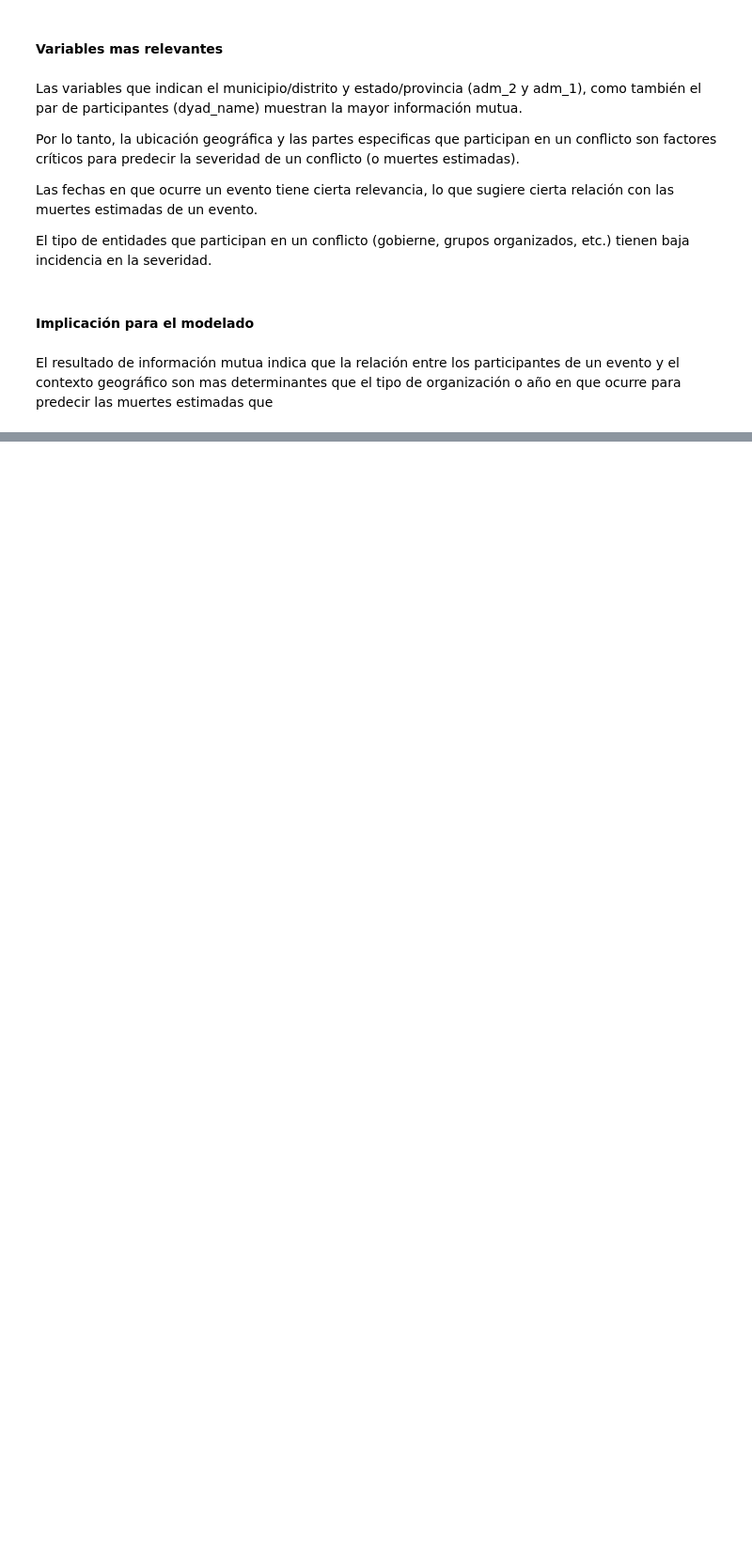
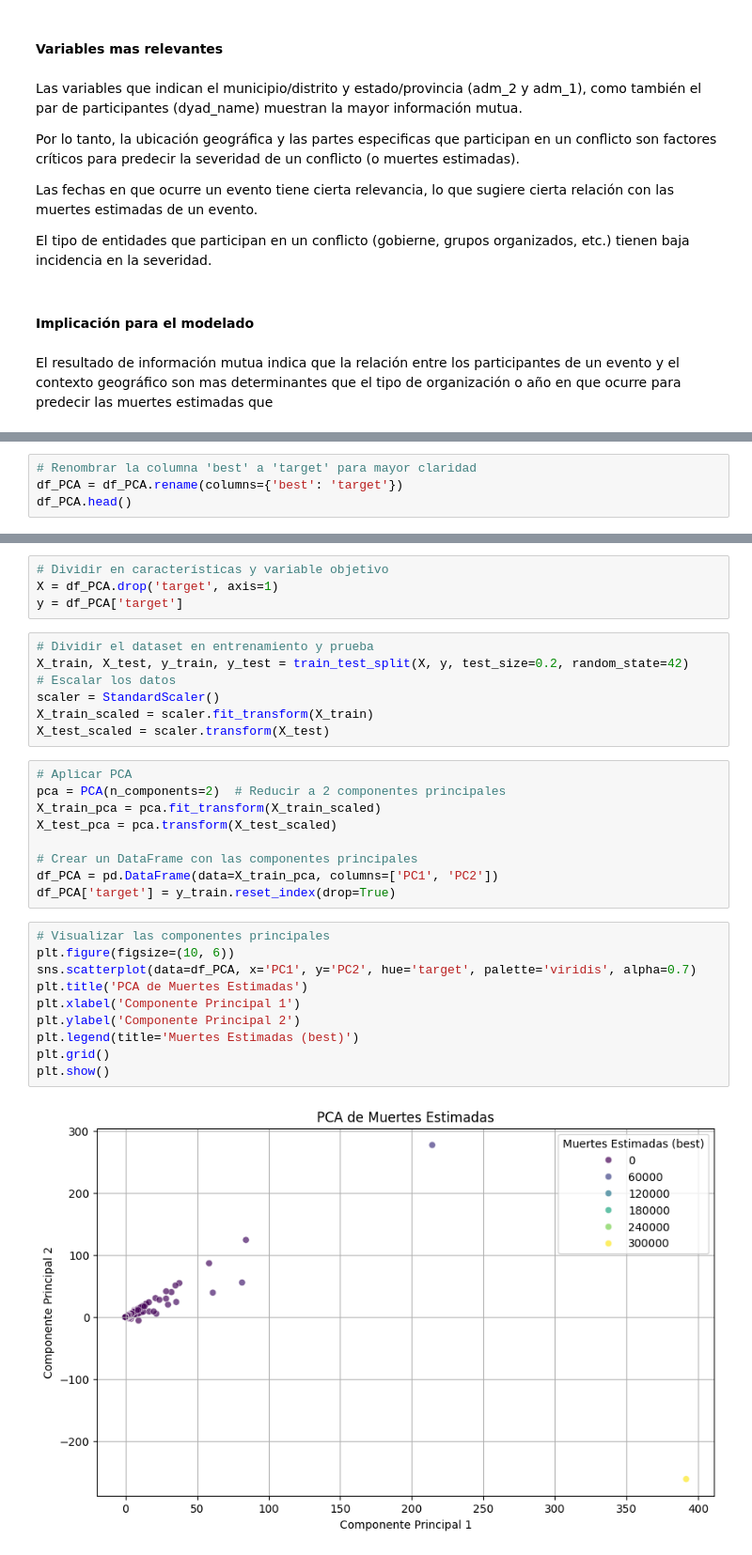
Before and after one commit to SantiagoCasado/CEIA_Analisis_Datos, a Jupyter notebook: add_tp1.ipynb, the cells around one changed output, grey strips where cells are left out. Shown at 94% size. Drawn from its saved outputs; the diff is of its cells as text; blank space fills up the shorter version.

```diff
--- a/add_tp1.ipynb
+++ b/add_tp1.ipynb
@@ -1693,0 +1725,4 @@ El resultado de información mutua indica que la relación entre los participant
+# %%
+# Renombrar la columna 'best' a 'target' para mayor claridad
+df_PCA = df_PCA.rename(columns={'best': 'target'})
+df_PCA.head()
@@ -1693,0 +1736,32 @@ El resultado de información mutua indica que la relación entre los participant
+# %%
+# Dividir en características y variable objetivo
+X = df_PCA.drop('target', axis=1)
+y = df_PCA['target']
+# %%
+# Dividir el dataset en entrenamiento y prueba
+X_train, X_test, y_train, y_test = train_test_split(X, y, test_size=0.2, random_state=42)
+# Escalar los datos
+scaler = StandardScaler()
+X_train_scaled = scaler.fit_transform(X_train)
+X_test_scaled = scaler.transform(X_test)
+# %%
+# Aplicar PCA
+pca = PCA(n_components=2)  # Reducir a 2 componentes principales
+X_train_pca = pca.fit_transform(X_train_scaled)
+X_test_pca = pca.transform(X_test_scaled)
+
+# Crear un DataFrame con las componentes principales
+df_PCA = pd.DataFrame(data=X_train_pca, columns=['PC1', 'PC2'])
+df_PCA['target'] = y_train.reset_index(drop=True)
+# %%
+# Visualizar las componentes principales
+plt.figure(figsize=(10, 6))
+sns.scatterplot(data=df_PCA, x='PC1', y='PC2', hue='target', palette='viridis', alpha=0.7)
+plt.title('PCA de Muertes Estimadas')
+plt.xlabel('Componente Principal 1')
+plt.ylabel('Componente Principal 2')
+plt.legend(title='Muertes Estimadas (best)')
+plt.grid()
+plt.show()
+# %% [output]
+[figure, added]
```
Also changed, not shown: parts of 12 cells of this notebook.
